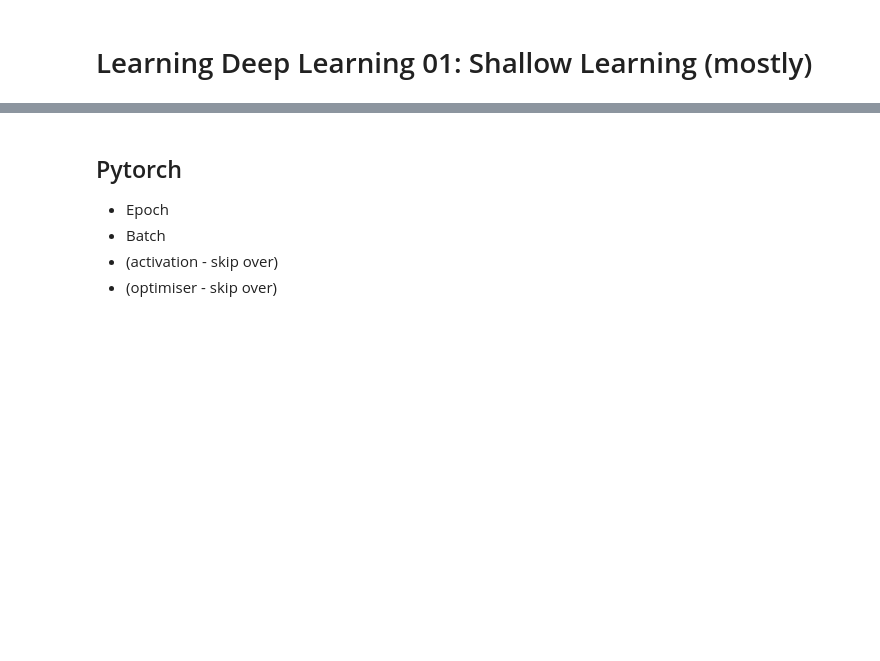
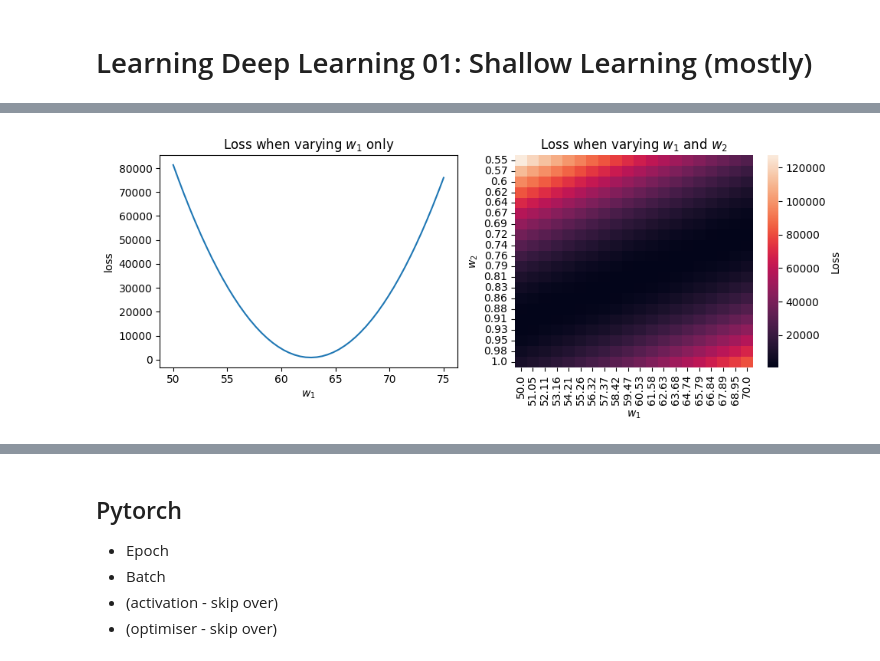
Before and after one commit to jack89roberts/learning-deep-learning, a Jupyter notebook: 01-shallow.ipynb, the cells around one changed output, grey strips where cells are left out. Cells and saved outputs as stored; diff of their text form; code cells hidden in the pictures; blank space fills up the shorter version.

```diff
--- a/01-shallow.ipynb
+++ b/01-shallow.ipynb
@@ -17,0 +145,7 @@
+# %%
+fig, ax = plt.subplots(1, 2, figsize=(10, 4))
+plot_loss_grid_1d(ax[0], title="Loss when varying $w_1$ only")
+plot_loss_grid_2d(ax[1], title="Loss when varying $w_1$ and $w_2$")
+fig.tight_layout()
+# %% [output]
+[figure, added]
```
Also changed, not shown: parts of 24 cells of this notebook, 3 other files.
